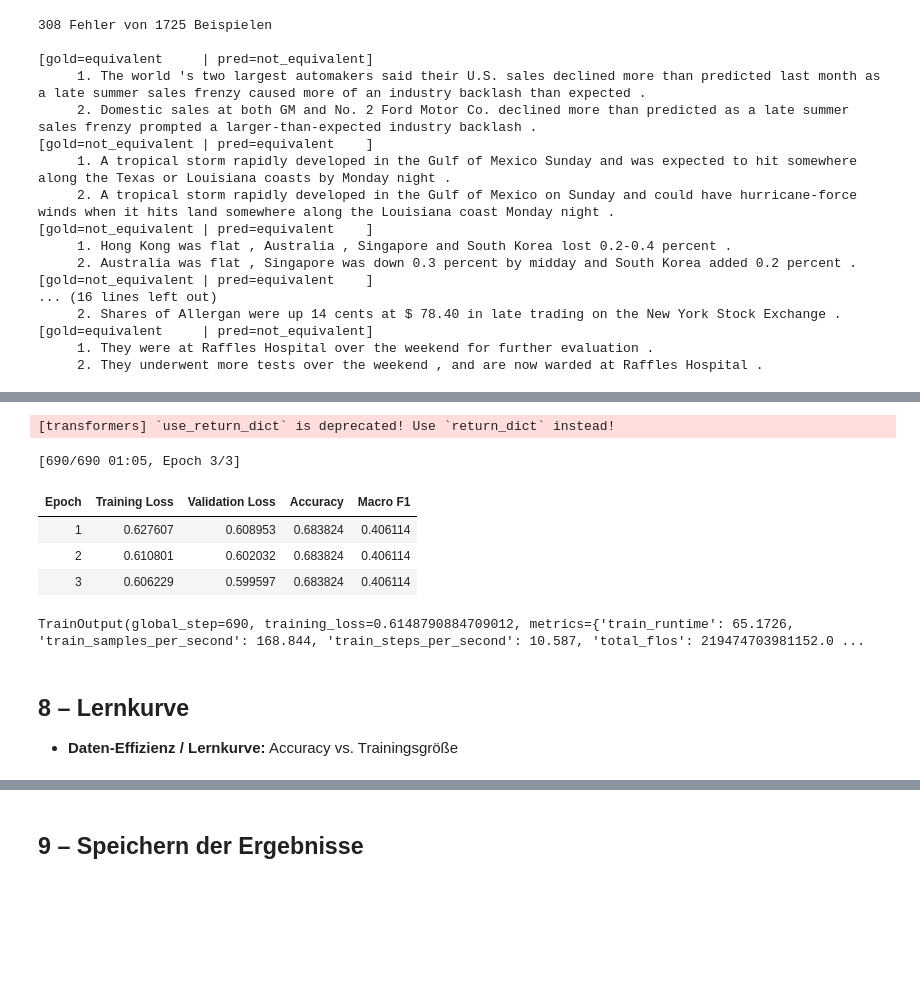
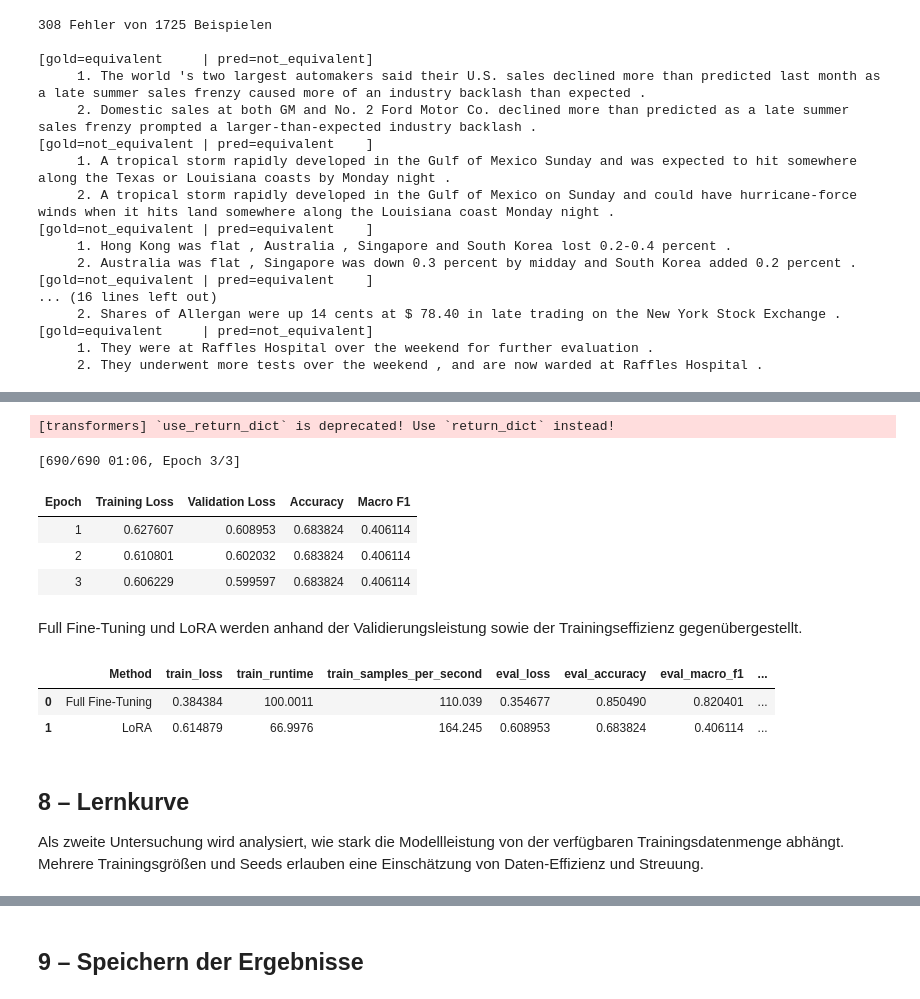
Before and after one commit to frischub/DLT_MP, a Jupyter notebook: finetune_mrpc.ipynb, the cells around one changed output, grey strips where cells are left out. Drawn from its saved outputs; the diff is of its cells as text; code cells hidden in the pictures; blank space fills up the shorter version.

Commit message:
add further analysis + notes

```diff
--- a/finetune_mrpc.ipynb
+++ b/finetune_mrpc.ipynb
@@ -275,7 +319,7 @@ trainer = Trainer(
     data_collator=collator,
     compute_metrics=compute_metrics,
 )
-trainer.train()
+train_result_full = trainer.train()
 # %% [output]
 model.safetensors: downloading bytes:           |  0.00B
 [transformers] DistilBertForSequenceClassification LOAD REPORT from: distilbert-base-uncased
@@ -303,2 +348,19 @@ TrainOutput(global_step=690, training_loss=0.38438424925873244, metrics={'train_
+# %%
+full_eval_history = [
+    x for x in trainer.state.log_history
+    if "eval_macro_f1" in x
+]
+
+full_best_eval = max(full_eval_history, key=lambda x: x["eval_macro_f1"])
+
+full_metrics = {
+    "train_loss": train_result_full.metrics["train_loss"],
+    "train_runtime": train_result_full.metrics["train_runtime"],
+    "train_samples_per_second": train_result_full.metrics["train_samples_per_second"],
+    "eval_loss": full_best_eval["eval_loss"],
+    "eval_accuracy": full_best_eval["eval_accuracy"],
+    "eval_macro_f1": full_best_eval["eval_macro_f1"],
+    "best_epoch": full_best_eval["epoch"],
+}
 # %% [markdown]
 ## 5 – Evaluation auf dem Test-Set
@@ -413,17 +490,46 @@ trainer_lora = Trainer(
     data_collator=collator,
     compute_metrics=compute_metrics,
 )
-trainer_lora.train()
+train_result_lora = trainer_lora.train()
 # %% [output]
 [transformers] `use_return_dict` is deprecated! Use `return_dict` instead!
-[690/690 01:05, Epoch 3/3]
+[690/690 01:06, Epoch 3/3]
 | Epoch | Training Loss | Validation Loss | Accuracy | Macro F1 |
 | 1 | 0.627607 | 0.608953 | 0.683824 | 0.406114 |
 | 2 | 0.610801 | 0.602032 | 0.683824 | 0.406114 |
 | 3 | 0.606229 | 0.599597 | 0.683824 | 0.406114 |
-TrainOutput(global_step=690, training_loss=0.6148790884709012, metrics={'train_runtime': 65.1726, 'train_samples_per_second': 168.844, 'train_steps_per_second': 10.587, 'total_flos': 219474703981152.0 ...
+# %%
+lora_eval_history = [
+    x for x in trainer_lora.state.log_history
+    if "eval_macro_f1" in x
+]
+lora_best_eval = max(lora_eval_history, key=lambda x: x["eval_macro_f1"])
+lora_metrics = {
+    "train_loss": train_result_lora.metrics["train_loss"],
+    "train_runtime": train_result_lora.metrics["train_runtime"],
+    "train_samples_per_second": train_result_lora.metrics["train_samples_per_second"],
+    "eval_loss": lora_best_eval["eval_loss"],
+    "eval_accuracy": lora_best_eval["eval_accuracy"],
+    "eval_macro_f1": lora_best_eval["eval_macro_f1"],
+    "best_epoch": lora_best_eval["epoch"],
+}
+# %% [markdown]
+Full Fine-Tuning und LoRA werden anhand der Validierungsleistung sowie der Trainingseffizienz gegenübergestellt.
+# %%
+import pandas as pd
+
+comparison = pd.DataFrame([
+    {"Method": "Full Fine-Tuning", **full_metrics},
+    {"Method": "LoRA", **lora_metrics},
+])
+
+comparison
+# %% [output]
+|  | Method | train_loss | train_runtime | train_samples_per_second | eval_loss | eval_accuracy | eval_macro_f1 | ... |
+| 0 | Full Fine-Tuning | 0.384384 | 100.0011 | 110.039 | 0.354677 | 0.850490 | 0.820401 | ... |
+| 1 | LoRA | 0.614879 | 66.9976 | 164.245 | 0.608953 | 0.683824 | 0.406114 | ... |
 # %% [markdown]
 ## 8 – Lernkurve
 
-- **Daten-Effizienz / Lernkurve:** Accuracy vs. Trainingsgröße
+Als zweite Untersuchung wird analysiert, wie stark die Modellleistung von der verfügbaren Trainingsdatenmenge abhängt. Mehrere Trainingsgrößen und Seeds erlauben eine Einschätzung von Daten-Effizienz und Streuung.
 # %%
```
Also changed, not shown: parts of 23 cells of this notebook, 2 other files.
